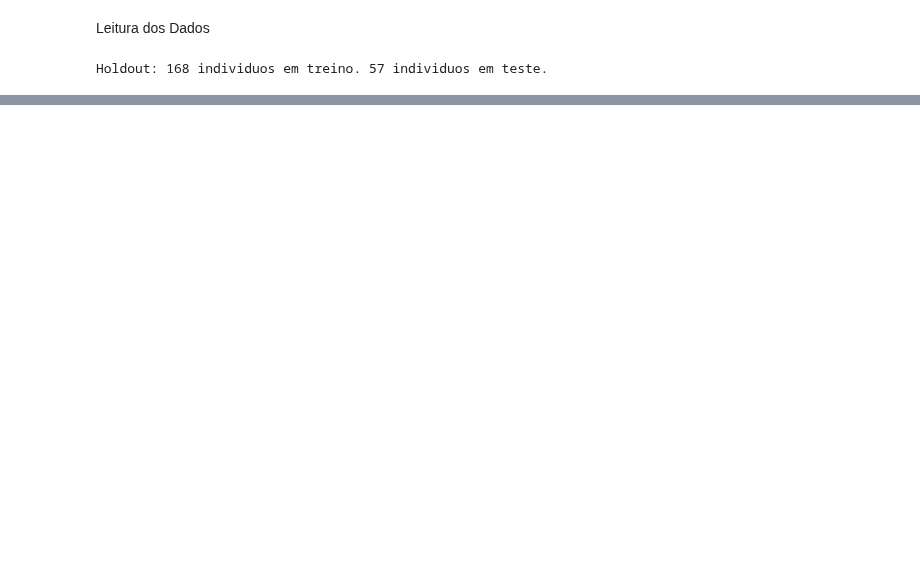
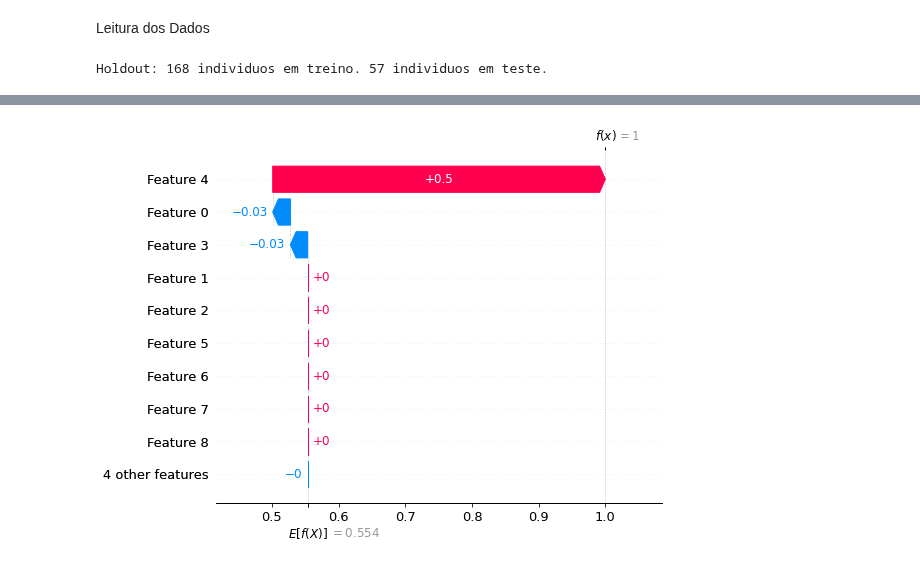
Before and after one commit to inf032/introducaoML, a Jupyter notebook: Farmaco_Aval_Preditoras.ipynb, the cells around one changed output, grey strips where cells are left out. Cells and saved outputs as stored; diff of their text form; code cells hidden in the pictures; blank space fills up the shorter version.

```diff
--- a/Farmaco_Aval_Preditoras.ipynb
+++ b/Farmaco_Aval_Preditoras.ipynb
@@ -176,5 +176,9 @@ modelo = Pipeline(steps=[('step_one', col_transformer), ('ss',  StandardScaler()
                          ('imputer', ImputerWithMissingMark()),
                          ('classificador',  tree)]).fit(X_train, y_train_le)
 
+
+transformer = Pipeline(steps=[('step_one', col_transformer), ('ss',  StandardScaler()),
+                         ('imputer', ImputerWithMissingMark())]).fit(X_train)
+
 modelo.score(X_test, le.transform(y_test))
 # %% [output]
@@ -570,0 +201,5 @@ print(search.best_score_ * 100)
+# %%
+shap.plots._waterfall.waterfall_legacy(expected_value=explainer.expected_value[0],
+                                       shap_values=shap_values[0][12].reshape(-1), show=True)
+# %% [output]
+[figure, added]
```
Also changed, not shown: parts of 26 cells of this notebook.
